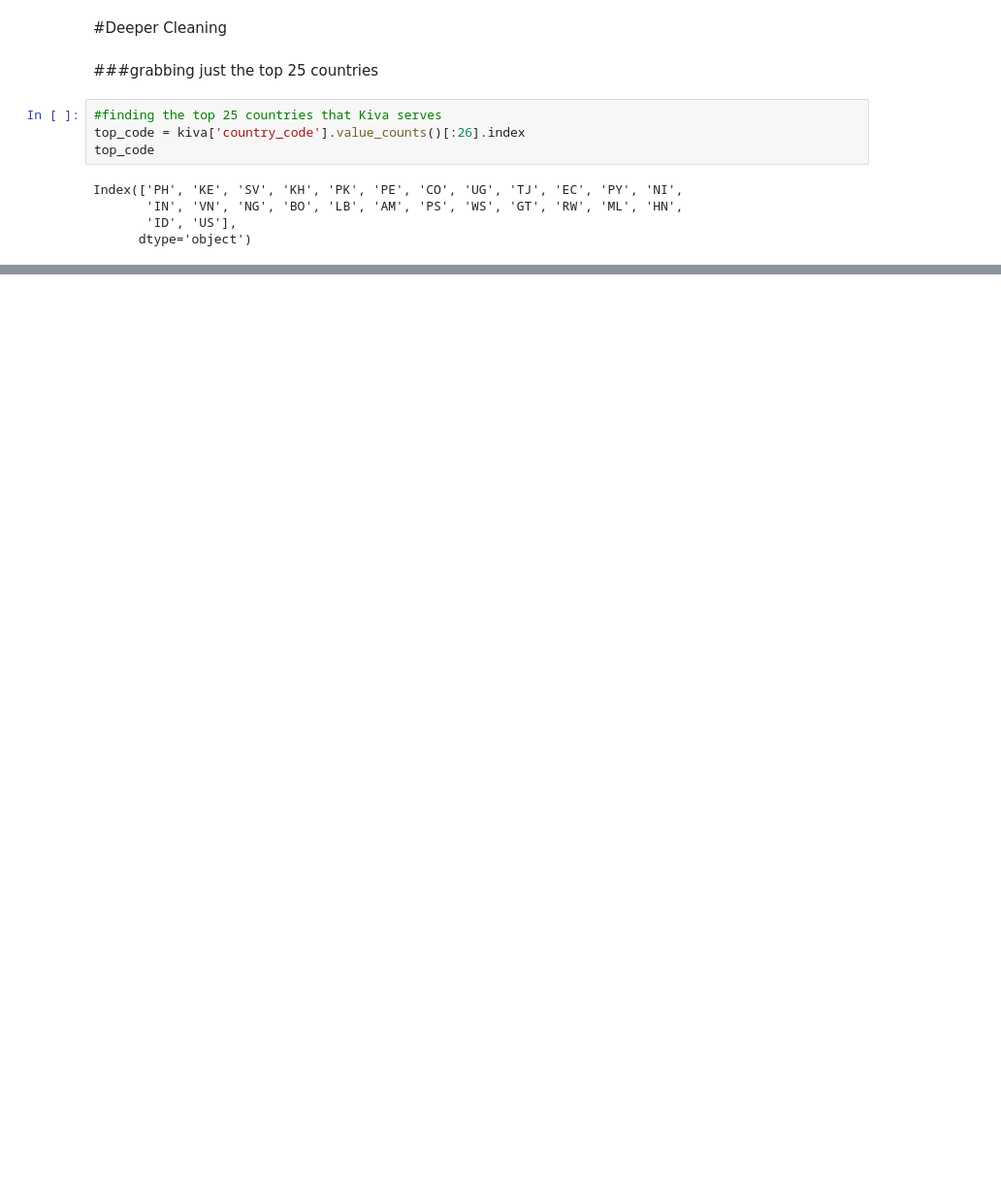
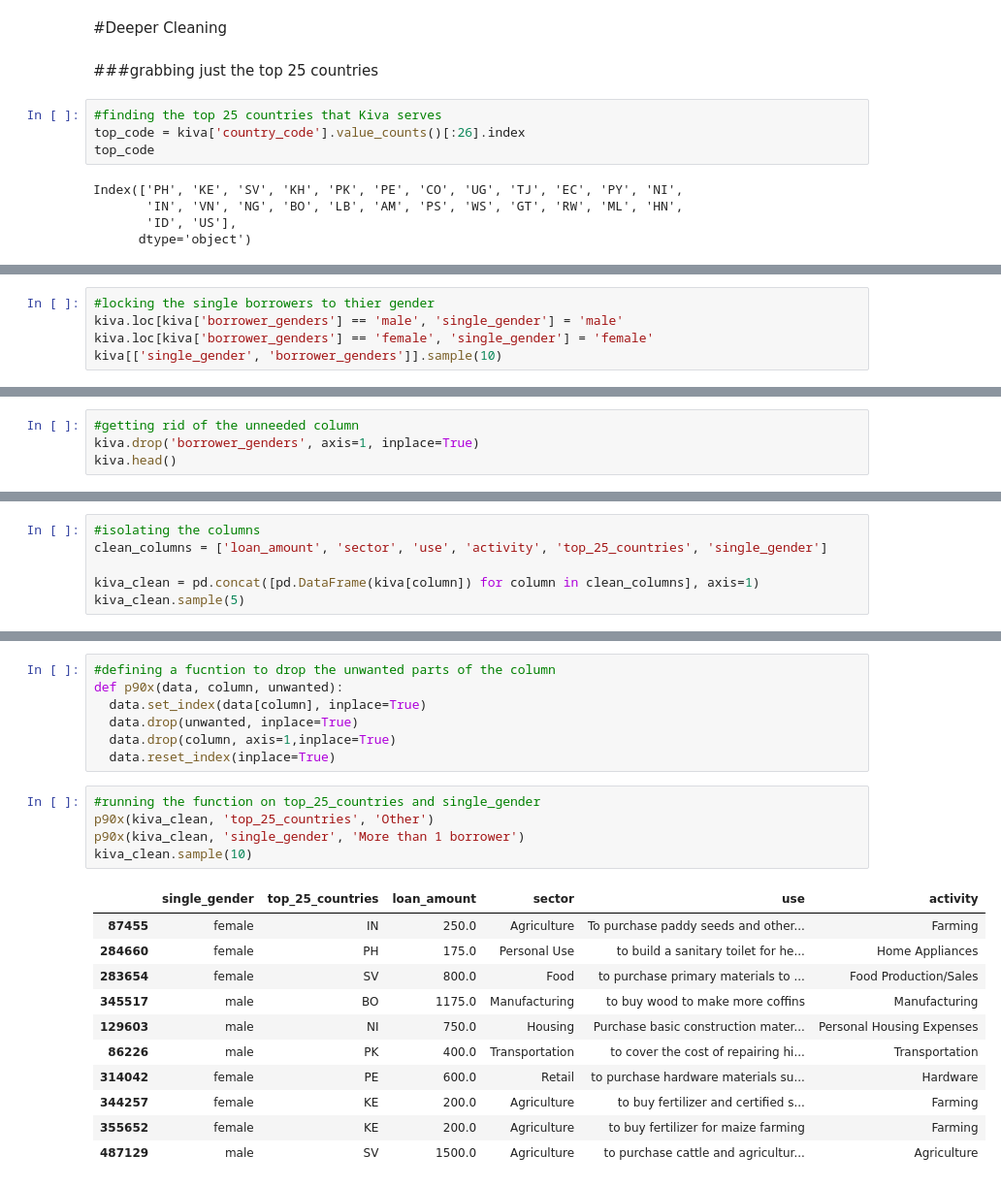
Before and after one commit to zacksnyder-lsds/Unit_1_build_week, a Jupyter notebook: Unit_1_build_week.ipynb, the cells around one changed output, grey strips where cells are left out. Shown at 97% size. Cells and saved outputs as stored; diff of their text form; blank space fills up the shorter version.

```diff
--- a/Unit_1_build_week.ipynb
+++ b/Unit_1_build_week.ipynb
@@ -118,0 +141,5 @@ kiva[['top_25_countries','country_code']].sample(10)
+# %%
+#locking the single borrowers to thier gender
+kiva.loc[kiva['borrower_genders'] == 'male', 'single_gender'] = 'male'
+kiva.loc[kiva['borrower_genders'] == 'female', 'single_gender'] = 'female'
+kiva[['single_gender', 'borrower_genders']].sample(10)
@@ -118,0 +158,4 @@ kiva[['top_25_countries','country_code']].sample(10)
+# %%
+#getting rid of the unneeded column
+kiva.drop('borrower_genders', axis=1, inplace=True)
+kiva.head()
@@ -118,0 +197,6 @@ kiva[['top_25_countries','country_code']].sample(10)
+# %%
+#isolating the columns
+clean_columns = ['loan_amount', 'sector', 'use', 'activity', 'top_25_countries', 'single_gender']
+
+kiva_clean = pd.concat([pd.DataFrame(kiva[column]) for column in clean_columns], axis=1)
+kiva_clean.sample(5)
@@ -118,0 +210,24 @@ kiva[['top_25_countries','country_code']].sample(10)
+# %%
+#defining a fucntion to drop the unwanted parts of the column
+def p90x(data, column, unwanted):
+  data.set_index(data[column], inplace=True)
+  data.drop(unwanted, inplace=True)
+  data.drop(column, axis=1,inplace=True)
+  data.reset_index(inplace=True)
+# %%
+#running the function on top_25_countries and single_gender
+p90x(kiva_clean, 'top_25_countries', 'Other')
+p90x(kiva_clean, 'single_gender', 'More than 1 borrower')
+kiva_clean.sample(10)
+# %% [output]
+|  | single_gender | top_25_countries | loan_amount | sector | use | activity |
+| 87455 | female | IN | 250.0 | Agriculture | To purchase paddy seeds and other... | Farming |
+| 284660 | female | PH | 175.0 | Personal Use | to build a sanitary toilet for he... | Home Appliances |
+| 283654 | female | SV | 800.0 | Food | to purchase primary materials to ... | Food Production/Sales |
+| 345517 | male | BO | 1175.0 | Manufacturing | to buy wood to make more coffins | Manufacturing |
+| 129603 | male | NI | 750.0 | Housing | Purchase basic construction mater... | Personal Housing Expenses |
+| 86226 | male | PK | 400.0 | Transportation | to cover the cost of repairing hi... | Transportation |
+| 314042 | female | PE | 600.0 | Retail | to purchase hardware materials su... | Hardware |
+| 344257 | female | KE | 200.0 | Agriculture | to buy fertilizer and certified s... | Farming |
+| 355652 | female | KE | 200.0 | Agriculture | to buy fertilizer for maize farming | Farming |
+| 487129 | male | SV | 1500.0 | Agriculture | to purchase cattle and agricultur... | Agriculture |
```
Also changed, not shown: parts of 14 cells of this notebook.
